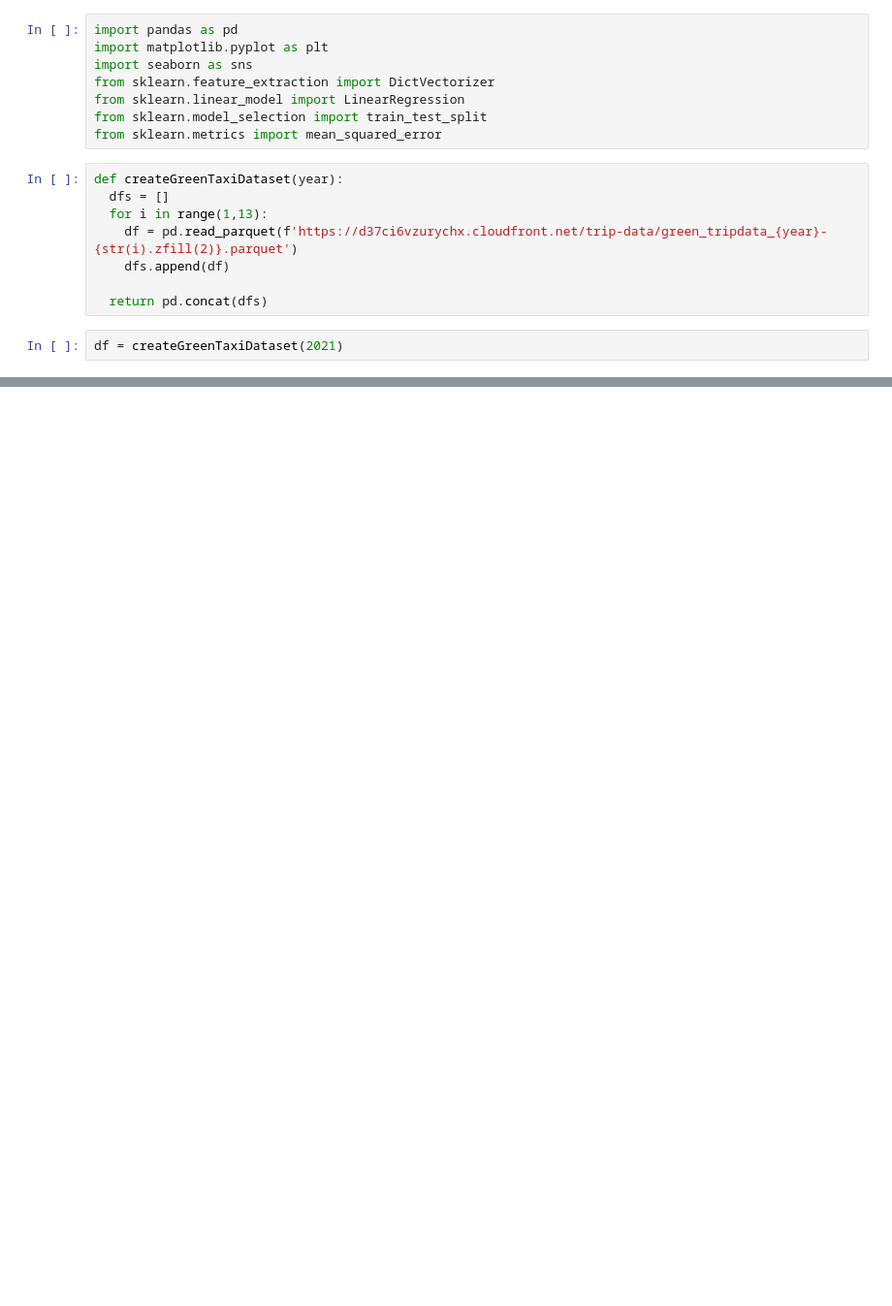
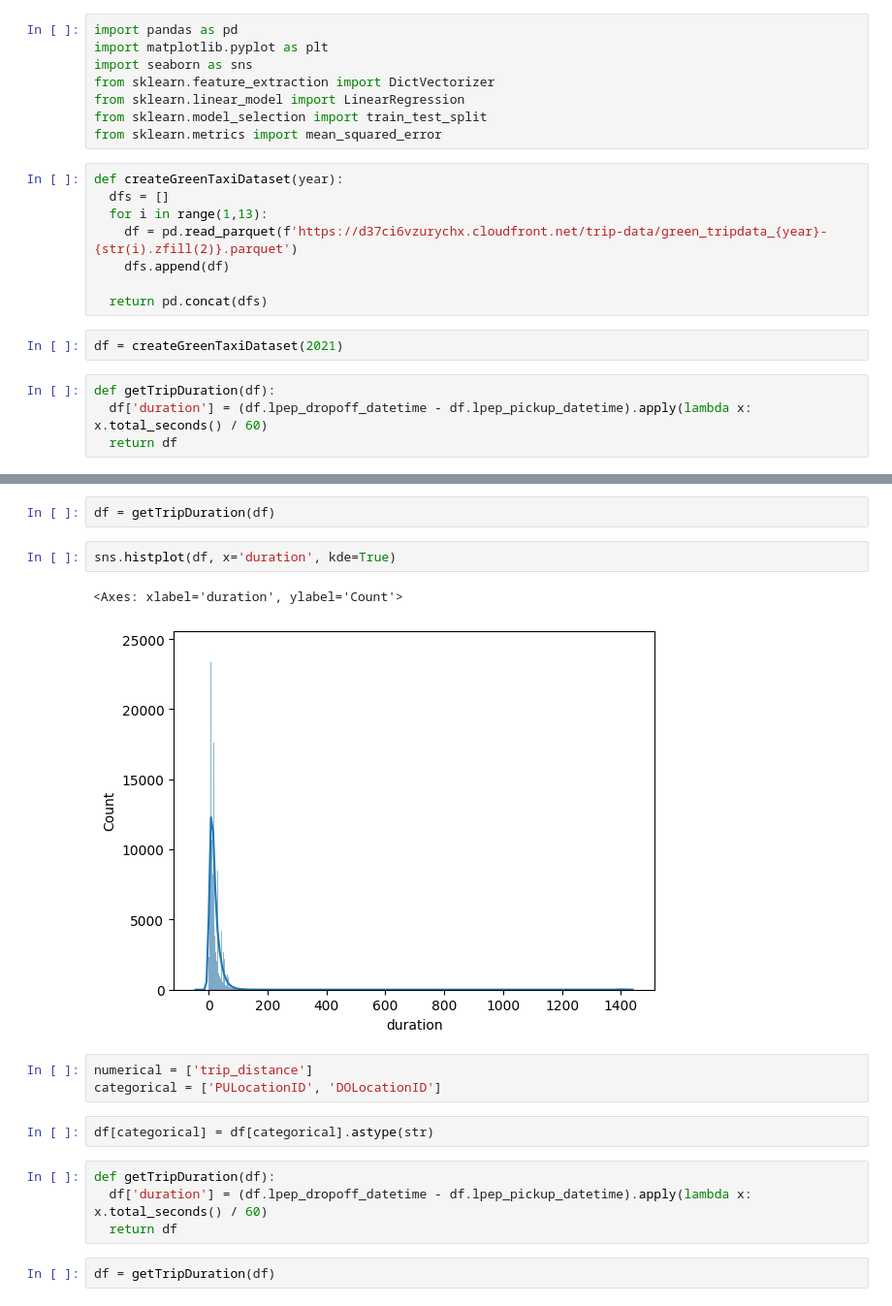
Before and after one commit to armand-winant/mlops-zoomcamp, a Jupyter notebook: introduction/homework.ipynb, the cells around one changed output, grey strips where cells are left out. Shown at 97% size. Saved outputs shown, nothing was run; the diff lists cells and outputs as text; blank space fills up the shorter version.

Commit message:
compute trip duration and plot distribution

```diff
--- a/introduction/homework.ipynb
+++ b/introduction/homework.ipynb
@@ -16,3 +16,7 @@ def createGreenTaxiDataset(year):
   return pd.concat(dfs)
 # %%
 df = createGreenTaxiDataset(2021)
+# %%
+def getTripDuration(df):
+  df['duration'] = (df.lpep_dropoff_datetime - df.lpep_pickup_datetime).apply(lambda x: x.total_seconds() / 60)
+  return df
@@ -19,2 +30,20 @@ df = createGreenTaxiDataset(2021)
+# %%
+df = getTripDuration(df)
+# %%
+sns.histplot(df, x='duration', kde=True)
+# %% [output]
+<Axes: xlabel='duration', ylabel='Count'>
+[figure, added]
+# %%
+numerical = ['trip_distance']
+categorical = ['PULocationID', 'DOLocationID']
+# %%
+df[categorical] = df[categorical].astype(str)
+# %%
+def getTripDuration(df):
+  df['duration'] = (df.lpep_dropoff_datetime - df.lpep_pickup_datetime).apply(lambda x: x.total_seconds() / 60)
+  return df
+# %%
+df = getTripDuration(df)
 # %%
 # %% [output]
```
Also changed, not shown: parts of 5 cells of this notebook.
